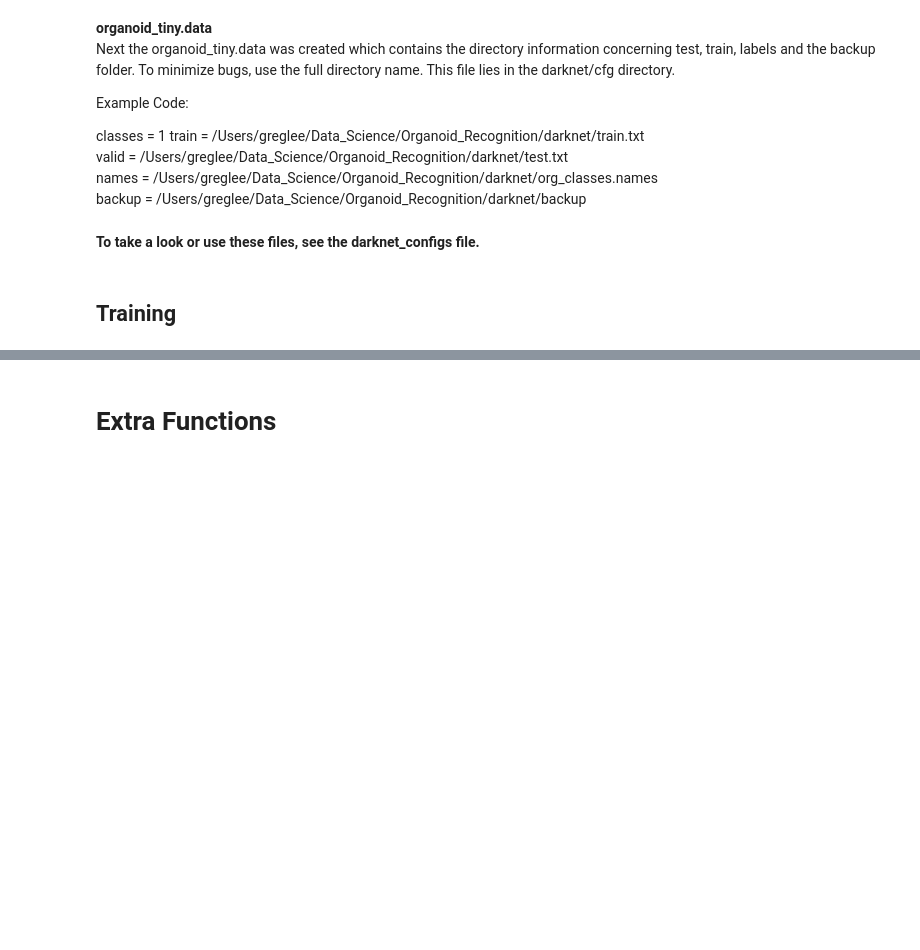
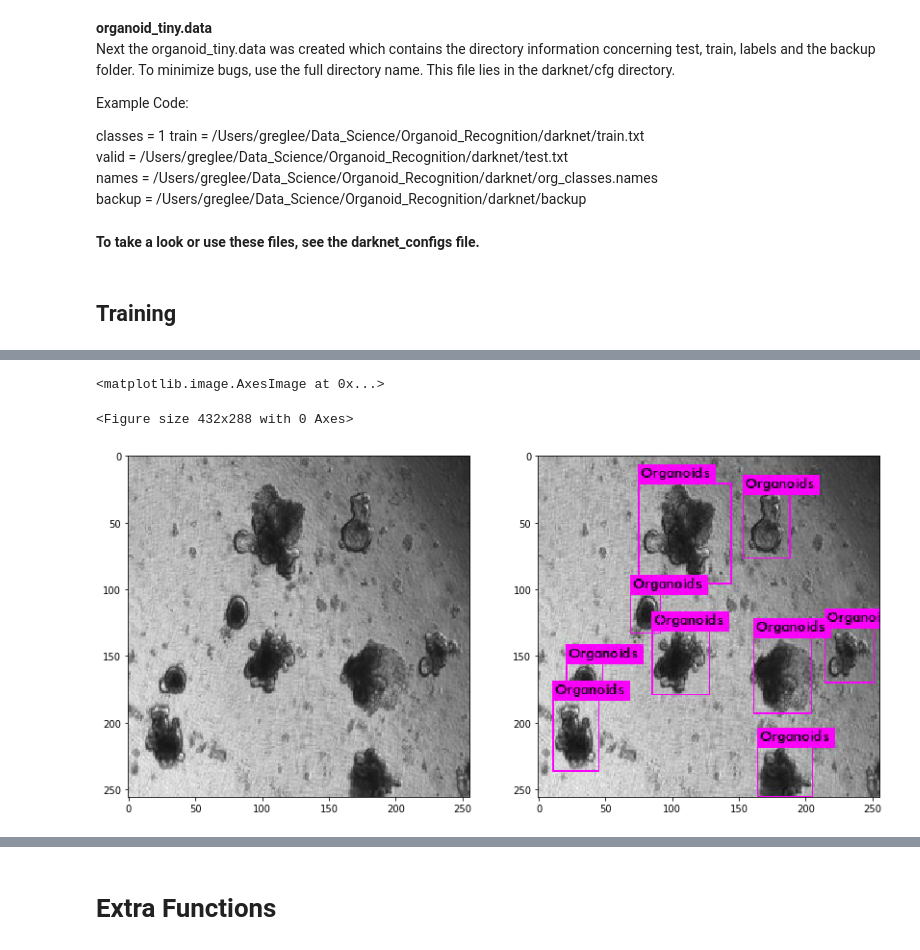
Before and after one commit to greglee1905/Organoid_Recognition, a Jupyter notebook: Org_Net_Training.ipynb, the cells around one changed output, grey strips where cells are left out. Cells and saved outputs as stored; diff of their text form; code cells hidden in the pictures; blank space fills up the shorter version.

```diff
--- a/Org_Net_Training.ipynb
+++ b/Org_Net_Training.ipynb
@@ -401,0 +416,13 @@ I am hoping to try and train this on a GPU soon for better performance. Updates
+# %%
+#Import Images
+im_pred = np.array(Image.open("./results/test_6_preds.jpg"), dtype=np.uint8)
+im = np.array(Image.open("./results/test_6.jpg"), dtype=np.uint8)
+
+plt.figure()
+fig,ax = plt.subplots(1,2,figsize=(14, 7))
+ax[0].imshow(im)
+ax[1].imshow(im_pred)
+# %% [output]
+<matplotlib.image.AxesImage at 0x...>
+<Figure size 432x288 with 0 Axes>
+[figure, added]
```
Also changed, not shown: parts of 14 cells of this notebook, 24 other files.
